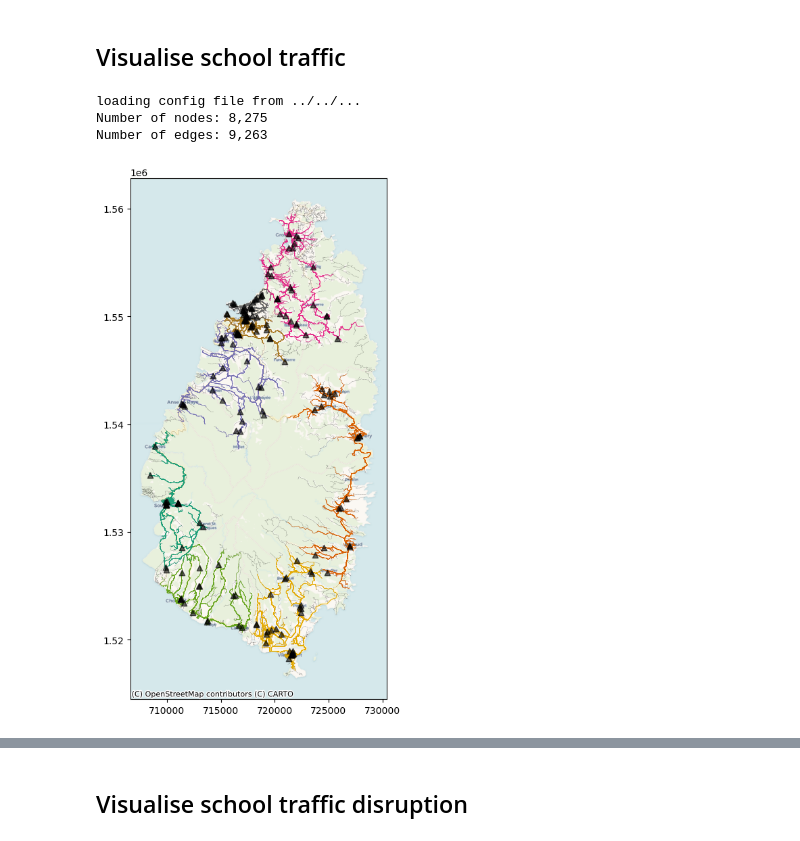
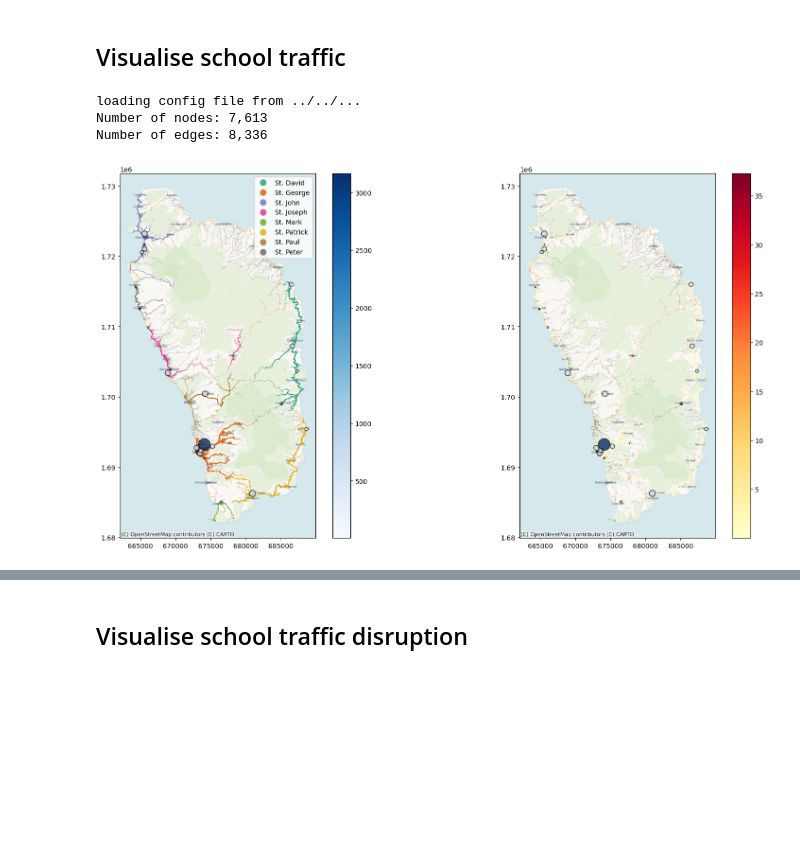
Before and after one commit to oi-analytics/caribbean-ccdr, a Jupyter notebook: scripts/analysis/Figures for Schools.ipynb, the cells around one changed output, grey strips where cells are left out. Saved outputs shown, nothing was run; the diff lists cells and outputs as text; code cells hidden in the pictures; blank space fills up the shorter version.

```diff
--- a/scripts/analysis/Figures for Schools.ipynb
+++ b/scripts/analysis/Figures for Schools.ipynb
@@ -10,7 +10,7 @@ import transport_flow_and_disruption_functions as tfdf
 
 plot_kwargs = {'dpi': 400, 'bbox_inches': 'tight'}
 
-COUNTRY = 'LCA'
+COUNTRY = 'DMA'
 caribbean_epsg = 32620
 
 CONFIG = load_config(os.path.join("..", "..", ".."))
@@ -22,11 +22,11 @@ roads = roads.to_crs(epsg=caribbean_epsg)
 schools = gpd.read_file(join(datadir, 'infrastructure', 'social', 'education.gpkg'))
 schools = schools[schools['iso_code'] == COUNTRY]
 
-school_paths = pd.read_parquet(join(resultsdir, "transport/path and flux data/LCA_schools_pathdata_time_m_60.parquet"))
+school_paths = pd.read_parquet(join(resultsdir, f"transport/path and flux data/schools/{COUNTRY}_schools_pathdata_time_m_60.parquet"))
 # %% [output]
 loading config file from ../../...
-Number of nodes: 8,275
-Number of edges: 9,263
+Number of nodes: 7,613
+Number of edges: 8,336
 # %%
 from shapely.geometry import MultiLineString
 
@@ -38,18 +38,39 @@ def get_multilinestring(path, edge_geoms):
 edge_geoms = roads[['edge_id', 'geometry']].set_index('edge_id')
 school_paths['geometry'] = school_paths['edge_path'].apply(lambda path: get_multilinestring(path, edge_geoms))
 school_paths = gpd.GeoDataFrame(school_paths, geometry='geometry').set_crs(caribbean_epsg)
+school_paths = school_paths.sort_values(by='flux', ascending=True)
 # %%
 import contextily as cx
 import matplotlib.pyplot as plt
+import matplotlib.colors as colors
 
-fig, ax = plt.subplots(figsize=(20, 10))
+def plot_buildings(buildings_gdf, col: str, scale=1, **kwargs):
+    buildings_gdf.set_geometry(buildings_gdf.centroid).plot(col, markersize=buildings_gdf[col] * scale,
+                                          cmap='Blues', alpha=.8,
+                                          edgecolor='k',
+                                          #norm=colors.LogNorm(vmin, vmax),
+                                          **kwargs)
 
+
+fig, axs = plt.subplots(1, 2, figsize=(20, 10))
+
+ax = axs[0]
 roads.plot(color='black', linewidth=.2, alpha=.8, linestyle='--', ax=ax, zorder=1)
-school_paths.plot('school_district', linewidth=.5, alpha=.8, categorical=True, ax=ax, cmap="Dark2", zorder=2)
-schools.set_geometry(schools.centroid).plot(color='k', alpha=.6, ax=ax, marker="^", zorder=3)
+school_paths.plot('school_district', linewidth=.5, alpha=.8, categorical=True, ax=ax, cmap="Dark2", zorder=2, legend=True)
+# schools.set_geometry(schools.centroid).plot(color='k', alpha=.6, ax=ax, marker="^", zorder=3)
+plot_buildings(schools, 'assigned_students', scale=.1, legend=True, ax=ax, zorder=3)
+cx.add_basemap(ax, source=cx.providers.CartoDB.Voyager, crs=school_paths.crs, zoom=12)
 
+ax = axs[1]
+roads.plot(color='black', linewidth=.2, alpha=.8, linestyle='--', ax=ax, zorder=1)
+school_paths.plot('flux', linewidth=.5, alpha=.5,
+#                   norm=colors.LogNorm(school_paths['flux'].min(), school_paths['flux'].max()),
+                  vmin=school_paths['flux'].min(), vmax=school_paths['flux'].max(),
+                  ax=ax, cmap="YlOrRd", zorder=2, legend=True)
+plot_buildings(schools, 'assigned_students', scale=.1, ax=ax, zorder=3, legend=False)
 cx.add_basemap(ax, source=cx.providers.CartoDB.Voyager, crs=school_paths.crs, zoom=12)
 
 fig.savefig(os.path.join(figdir, f"{COUNTRY}_school_routes.png"), **plot_kwargs)
+! say done
 # %% [output]
-[figure, old version]
+[figure, new version]
```
Also changed, not shown: parts of 1 cell of this notebook, 5 other files.
